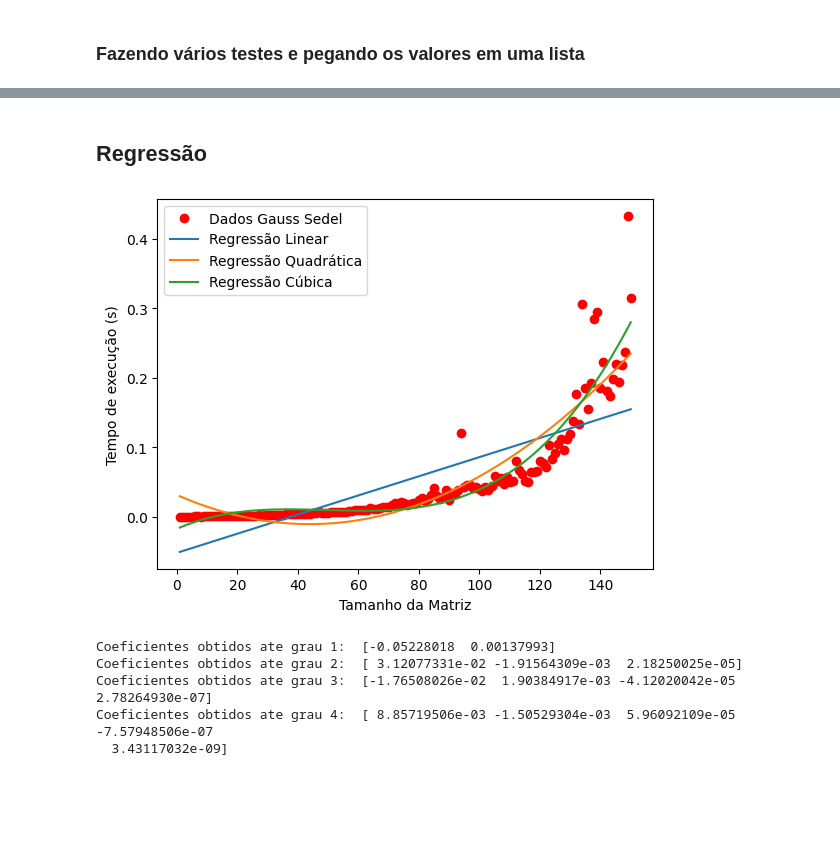
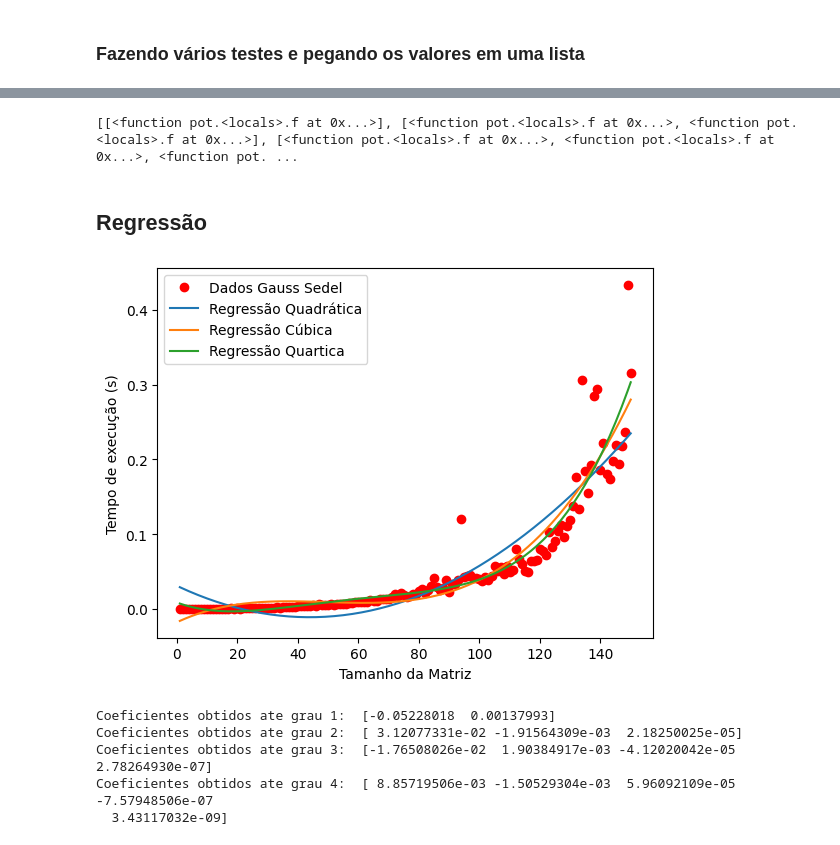
Before and after one commit to elison-maiko/PYCALC, a Jupyter notebook: 11_Métodos_iterativos_para_sistemas_lineares.ipynb, the cells around one changed output, grey strips where cells are left out. Cells and saved outputs as stored; diff of their text form; code cells hidden in the pictures; blank space fills up the shorter version.

Commit message:
teste 2

```diff
--- a/11_Métodos_iterativos_para_sistemas_lineares.ipynb
+++ b/11_Métodos_iterativos_para_sistemas_lineares.ipynb
@@ -149,54 +146,57 @@ ordem:  150  tempo de execução:  0.31567580699920655
+# %%
+def pot(j):
+  def f(x): return x**j
+  return f
+
+num_testes=5
+Funcoes_teste = [[pot(j) for j in range(k+1)] for k in range(num_testes)]
+
+print(Funcoes_teste)
+# %% [output]
+[[<function pot.<locals>.f at 0x...>], [<function pot.<locals>.f at 0x...>, <function pot.<locals>.f at 0x...>], [<function pot.<locals>.f at 0x...>, <function pot.<locals>.f at 0x...>, <function pot. ...
 # %% [markdown]
 ## Regressão
 # %%
 import matplotlib.pyplot as plt
 
 x , y = dados_gauss_seidel[:,0] , dados_gauss_seidel[:,1]
 n = len(x)
 dom = np.linspace(np.min(x),np.max(x))
 ymin=min(y)
 ymin=max(y)
 
-soma_x = np.sum(x)
-soma_y = np.sum(y)
-soma_xy = np.sum(x*y)
-soma_x_squared = np.sum(x**2)
+# soma_x = np.sum(x)
+# soma_y = np.sum(y)
+# soma_xy = np.sum(x*y)
+# soma_x_squared = np.sum(x**2)
 
-coef_a = (n * soma_xy - soma_x * soma_y) / (n * soma_x_squared - soma_x**2)
-coef_b = (soma_y - coef_a * soma_x) / n
-
-linear = coef_a * x + coef_b
+# coef_a = (n * soma_xy - soma_x * soma_y) / (n * soma_x_squared - soma_x**2)
+# coef_b = (soma_y - coef_a * soma_x) / n
+# linear = coef_a * x + coef_b
 
 # Regressão Quadrática
-quadratic_coeffs = np.polyfit(x, y, 2)
-
-quadratic_a = quadratic_coeffs[0]
-quadratic_b = quadratic_coeffs[1]
-quadratic_c = quadratic_coeffs[2]
-
-quadratic_y_fit = quadratic_a * x**2 + quadratic_b * x + quadratic_c
+quadratica = np.polyfit(x, y, 2)
+regress_quadratica = quadratica[0] * x**2 + quadratica[1] * x + quadratica[2]
 
 # Regressão Cúbica
-cubic_coeffs = np.polyfit(x, y, 3)
+cubica = np.polyfit(x, y, 3)
+regress_cubica = cubica[0] * x**3 + cubica[1] * x**2 + cubica[2] * x + cubica[3]
 
-cubic_a = cubic_coeffs[0]
-cubic_b = cubic_coeffs[1]
-cubic_c = cubic_coeffs[2]
-cubic_d = cubic_coeffs[3]
-
-cubic_y_fit = cubic_a * x**3 + cubic_b * x**2 + cubic_c * x + cubic_d
+# Regressão Quártica
+quartica = np.polyfit(x, y, 4)
+regress_quartica = quartica[0] * x**4 + quartica[1] * x**3 + quartica[2] * x**2 + quartica[3] * x + quartica[4]
 
 # Plotagem do gráfico
 plt.plot(x,y,'ro', label ='Dados Gauss Sedel')
-plt.plot(x, linear, label='Regressão Linear')
-plt.plot(x, quadratic_y_fit, label='Regressão Quadrática')
-plt.plot(x, cubic_y_fit, label='Regressão Cúbica')
+plt.plot(x, regress_quadratica, label='Regressão Quadrática')
+plt.plot(x, regress_cubica, label='Regressão Cúbica')
+plt.plot(x, regress_quartica, label='Regressão Quartica')
 plt.xlabel('Tamanho da Matriz')
 plt.ylabel('Tempo de execução (s)')
 plt.legend()
 plt.show()
 # %% [output]
-[figure, old version]
+[figure, new version]
 # %%
 x , y = np.array(dados_gauss_seidel[:,0]) , np.array(dados_gauss_seidel[:,1])
 m = len(x)
```
Also changed, not shown: parts of 1 cell of this notebook.
